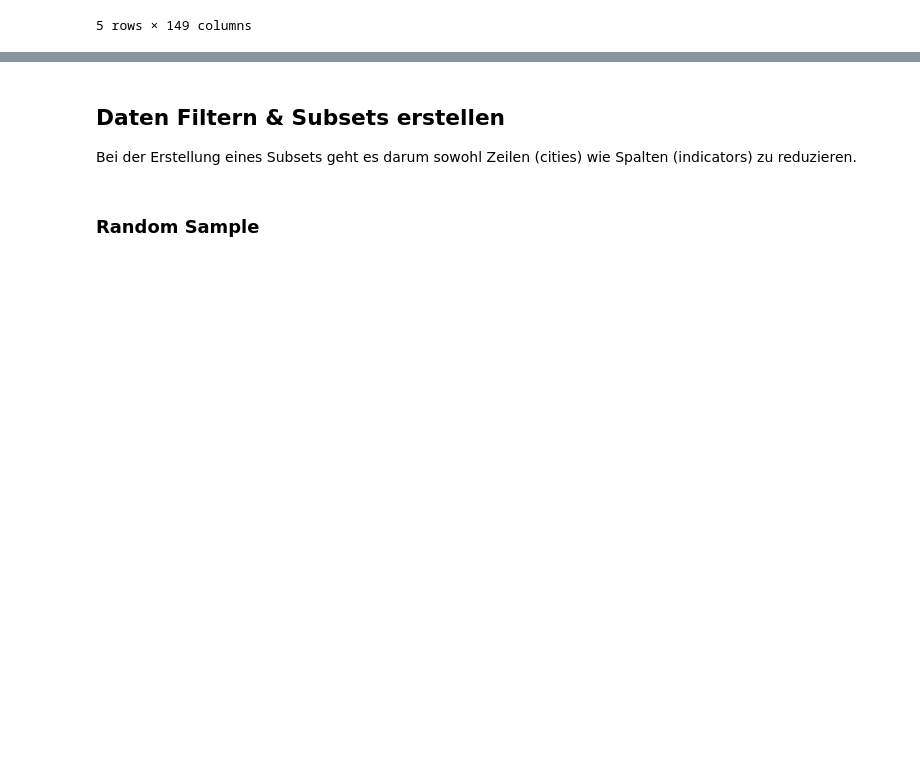
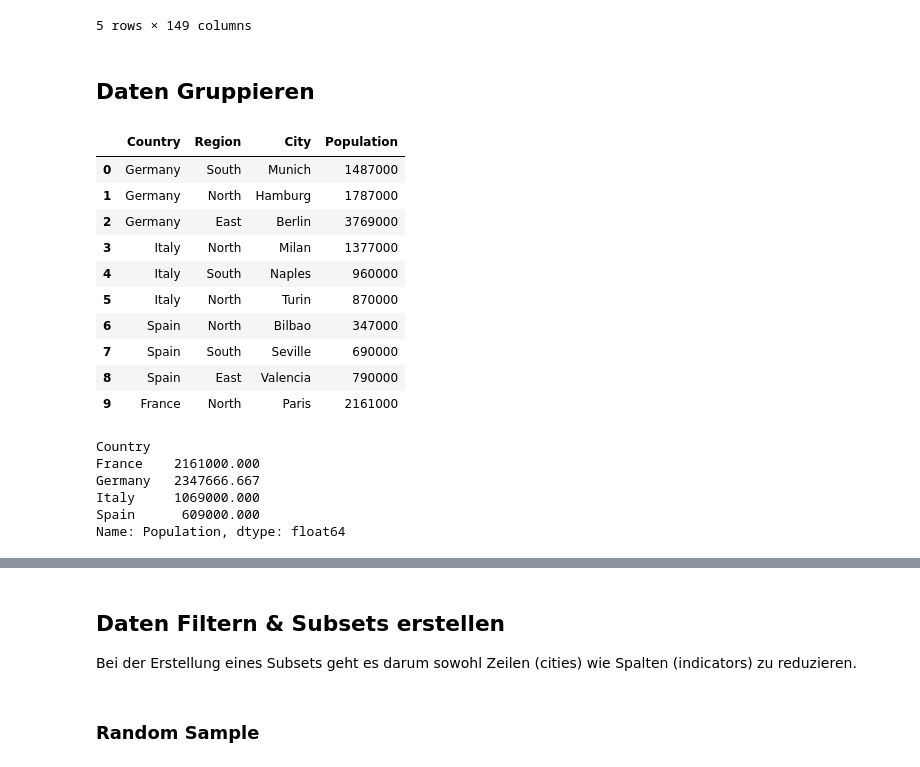
Before and after one commit to hslu-dda/dda-introduction-to-python, a Jupyter notebook: 03_Pandas/Intro-Data-Analysis-Pandas.ipynb, the cells around one changed output, grey strips where cells are left out. Saved outputs shown, nothing was run; the diff lists cells and outputs as text; code cells hidden in the pictures; blank space fills up the shorter version.

Commit message:
add group by

```diff
--- a/03_Pandas/Intro-Data-Analysis-Pandas.ipynb
+++ b/03_Pandas/Intro-Data-Analysis-Pandas.ipynb
@@ -243,3 +243,38 @@ sorted_by_size.head()
 | 4 | Berlin | 5.400 | 18.600 | -0.500 | 568.100 | ... |
 | 30 | Milano (greater city) | NaN | NaN | NaN | NaN | ... |
 5 rows × 149 columns
+# %% [markdown]
+## Daten Gruppieren
+# %%
+demo_cities = pd.DataFrame({
+    'Country': ['Germany', 'Germany', 'Germany', 'Italy', 'Italy', 'Italy', 'Spain', 'Spain', 'Spain', 'France'],
+    'Region': ['South', 'North', 'East', 'North', 'South', 'North', 'North', 'South', 'East', 'North'],
+    'City': ['Munich', 'Hamburg', 'Berlin', 'Milan', 'Naples', 'Turin','Bilbao', 'Seville', 'Valencia', 'Paris'],
+    'Population': [1487000, 1787000, 3769000, 1377000, 960000, 870000,347000, 690000, 790000, 2161000]
+})
+
+demo_cities
+# %% [output]
+|  | Country | Region | City | Population |
+| 0 | Germany | South | Munich | 1487000 |
+| 1 | Germany | North | Hamburg | 1787000 |
+| 2 | Germany | East | Berlin | 3769000 |
+| 3 | Italy | North | Milan | 1377000 |
+| 4 | Italy | South | Naples | 960000 |
+| 5 | Italy | North | Turin | 870000 |
+| 6 | Spain | North | Bilbao | 347000 |
+| 7 | Spain | South | Seville | 690000 |
+| 8 | Spain | East | Valencia | 790000 |
+| 9 | France | North | Paris | 2161000 |
+# %%
+# Average population by country
+grouped = demo_cities.groupby('Country')['Population'].mean()
+
+grouped
+# %% [output]
+Country
+France    2161000.000
+Germany   2347666.667
+Italy     1069000.000
+Spain      609000.000
+Name: Population, dtype: float64
```
Also changed, not shown: parts of 8 cells of this notebook, 1 other file.
